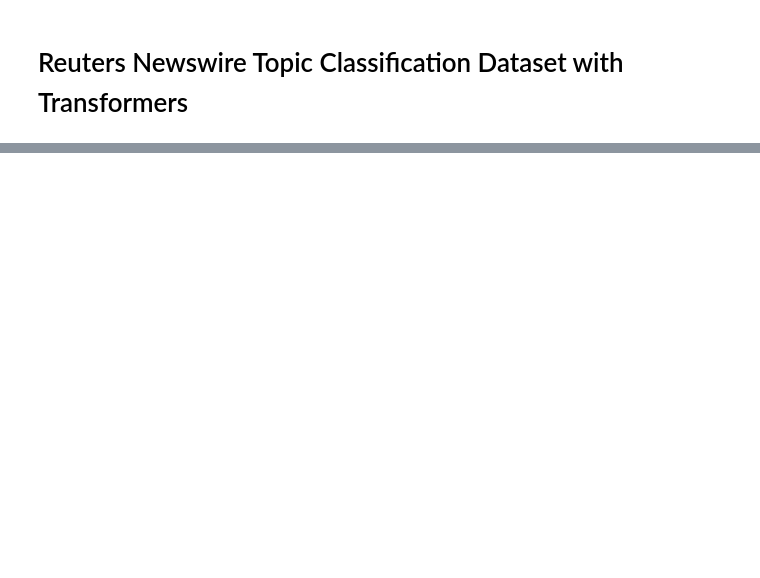
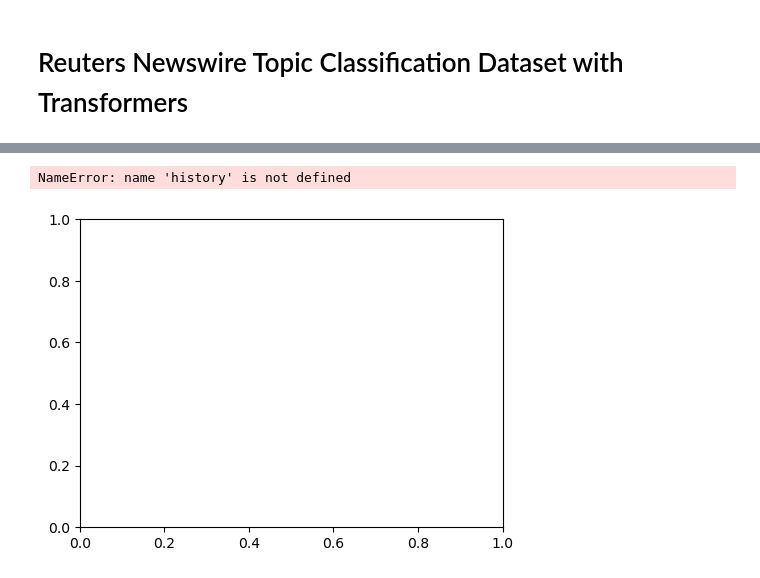
Before and after one commit to ieadoboe/effective-waffle, a Jupyter notebook: 44_reuters_news_classification.ipynb, the cells around one changed output, grey strips where cells are left out. Cells and saved outputs as stored; diff of their text form; code cells hidden in the pictures; blank space fills up the shorter version.

```diff
--- a/44_reuters_news_classification.ipynb
+++ b/44_reuters_news_classification.ipynb
@@ -45,3 +49,11 @@ data[:100]
+# %%
+# Pad sequences to the same length
+x_train = tf.keras.preprocessing.sequence.pad_sequences(
+    x_train, maxlen=200, padding="post", truncating="post"
+)
+x_test = tf.keras.preprocessing.sequence.pad_sequences(
+    x_test, maxlen=200, padding="post", truncating="post"
+)
 # %%
 tf.keras.datasets.reuters.get_word_index(path="reuters_words_index.json")
 # %% [output]
@@ -66,0 +81,5 @@ Downloading data from https://storage.googleapis.com/tensorflow/tf-keras-dataset
+# %%
+# One-hot encode classes
+num_classes = np.max(y_train) + 1
+y_train = tf.keras.utils.to_categorical(y_train, num_classes)
+y_test = tf.keras.utils.to_categorical(y_test, num_classes)
@@ -66,0 +155,12 @@ Downloading data from https://storage.googleapis.com/tensorflow/tf-keras-dataset
+# %%
+BATCH_SIZE = 32
+EPOCHS = 10
+
+history = model.fit(
+    x_train,
+    y_train,
+    batch_size=BATCH_SIZE,
+    epochs=EPOCHS,
+    validation_split=0.2,
+    verbose=1,
+)
@@ -66,0 +179,20 @@ Downloading data from https://storage.googleapis.com/tensorflow/tf-keras-dataset
+# %%
+plt.figure(figsize=(12, 4))
+
+plt.subplot(121)
+plt.plot(history.history["accuracy"])
+plt.plot(history.history["val_accuracy"])
+plt.title("Model Accuracy")
+plt.ylabel("Accuracy")
+plt.xlabel("Epoch")
+
+plt.subplot(122)
+plt.plot(history.history["loss"])
+plt.plot(history.history["val_loss"])
+plt.title("Model Loss")
+plt.ylabel("Loss")
+plt.xlabel("Epoch")
+plt.show()
+# %% [output]
+NameError: name 'history' is not defined
+[figure, added]
```
Also changed, not shown: parts of 12 cells of this notebook.
